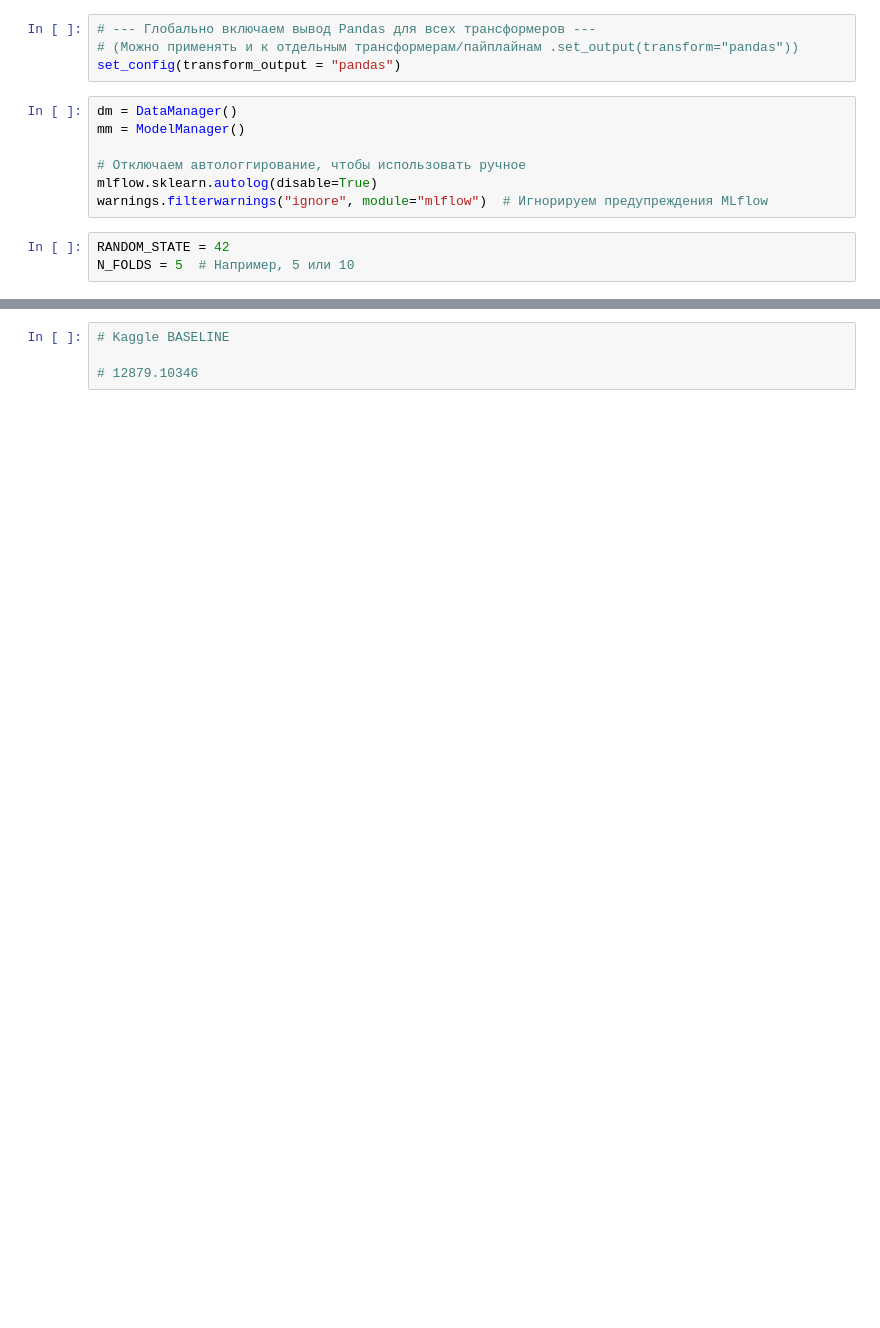
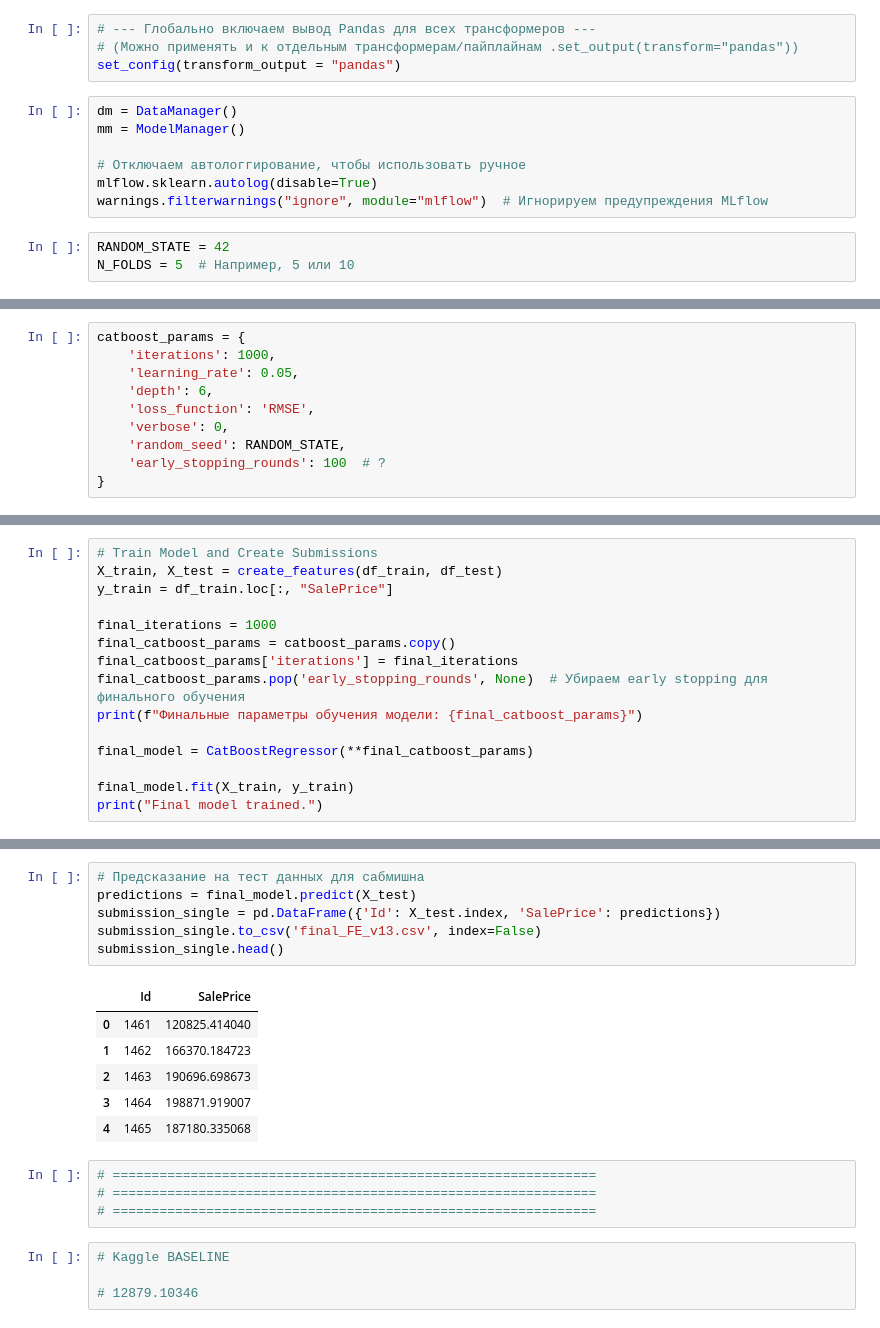
Before and after one commit to UNREALre/ML-experiments, a Jupyter notebook: kaggle/housing_prices/Baseline_FE_Advanced.ipynb, the cells around one changed output, grey strips where cells are left out. Cells and saved outputs as stored; diff of their text form; blank space fills up the shorter version.

```diff
--- a/kaggle/housing_prices/Baseline_FE_Advanced.ipynb
+++ b/kaggle/housing_prices/Baseline_FE_Advanced.ipynb
@@ -430,0 +398,10 @@ submission_single.head()
+# %%
+catboost_params = {
+    'iterations': 1000,
+    'learning_rate': 0.05,
+    'depth': 6,
+    'loss_function': 'RMSE',
+    'verbose': 0,
+    'random_seed': RANDOM_STATE,
+    'early_stopping_rounds': 100  # ?
+}
@@ -430,0 +533,15 @@ submission_single.head()
+# %%
+# Train Model and Create Submissions
+X_train, X_test = create_features(df_train, df_test)
+y_train = df_train.loc[:, "SalePrice"]
+
+final_iterations = 1000
+final_catboost_params = catboost_params.copy()
+final_catboost_params['iterations'] = final_iterations
+final_catboost_params.pop('early_stopping_rounds', None)  # Убираем early stopping для финального обучения
+print(f"Финальные параметры обучения модели: {final_catboost_params}")
+
+final_model = CatBoostRegressor(**final_catboost_params)
+
+final_model.fit(X_train, y_train)
+print("Final model trained.")
@@ -431,3 +559,20 @@ submission_single.head()
+# %%
+# Предсказание на тест данных для сабмишна
+predictions = final_model.predict(X_test)
+submission_single = pd.DataFrame({'Id': X_test.index, 'SalePrice': predictions})
+submission_single.to_csv('final_FE_v13.csv', index=False)
+submission_single.head()
+# %% [output]
+|  | Id | SalePrice |
+| 0 | 1461 | 120825.414040 |
+| 1 | 1462 | 166370.184723 |
+| 2 | 1463 | 190696.698673 |
+| 3 | 1464 | 198871.919007 |
+| 4 | 1465 | 187180.335068 |
+# %%
+# ==============================================================
+# ==============================================================
+# ==============================================================
 # %%
 # Kaggle BASELINE
 
```
Also changed, not shown: parts of 36 cells of this notebook, 9 other files.
